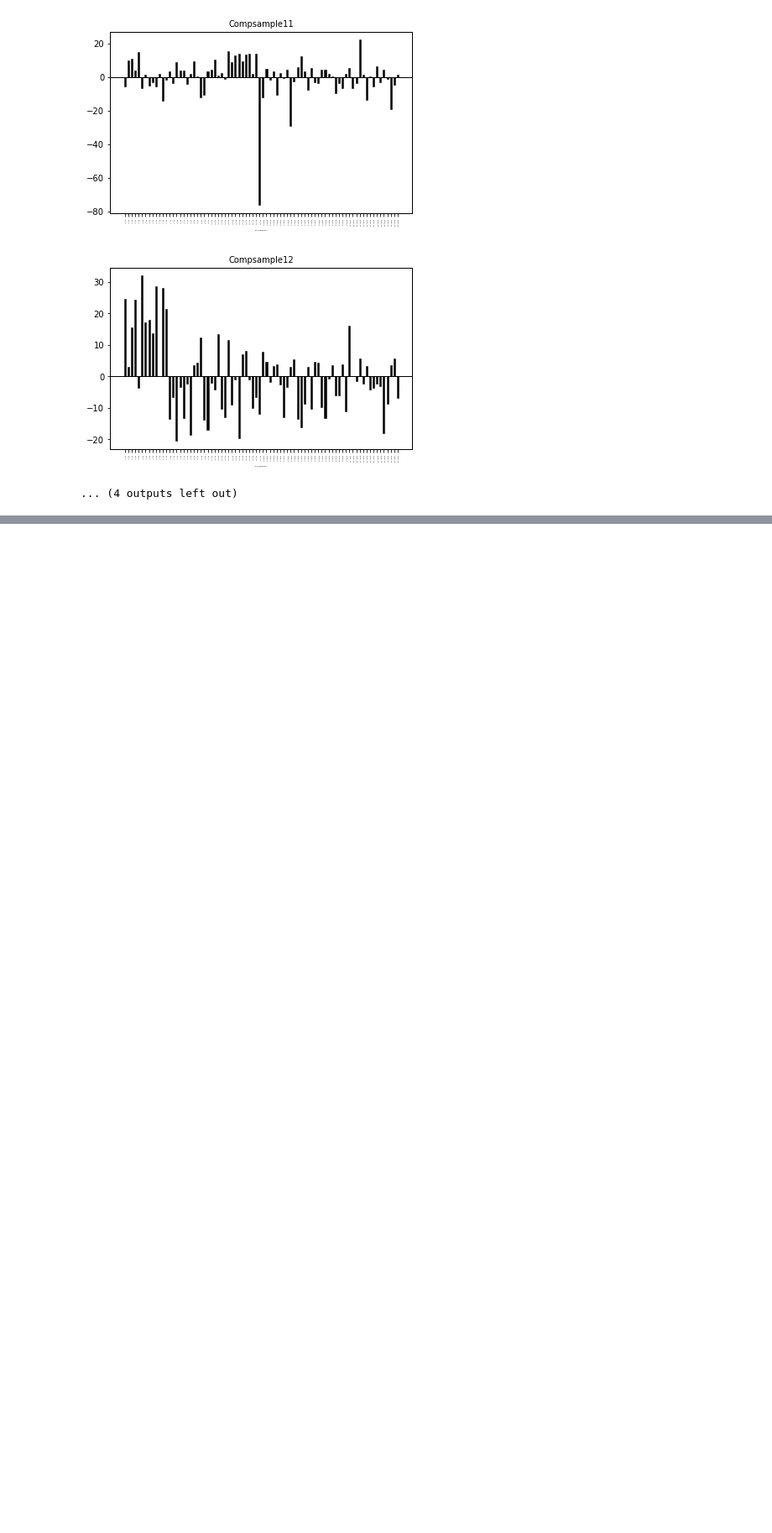
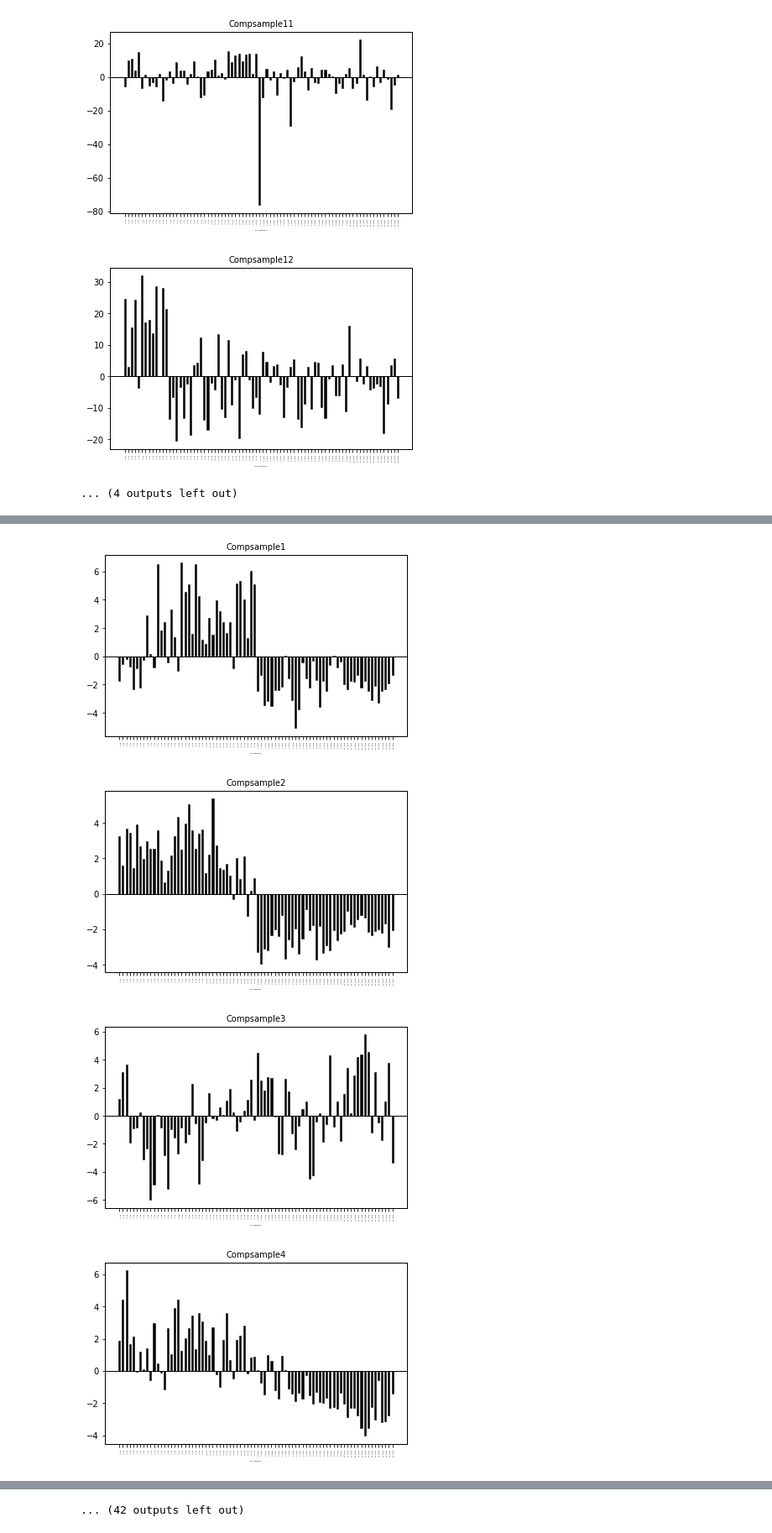
Before and after one commit to sfujita0601/ICA, a Jupyter notebook: notebooks/ICA_FastingmiceTrans.ipynb, the cells around one changed output, grey strips where cells are left out. Shown at 84% size. Drawn from its saved outputs; the diff is of its cells as text; code cells hidden in the pictures; blank space fills up the shorter version.

```diff
--- a/notebooks/ICA_FastingmiceTrans.ipynb
+++ b/notebooks/ICA_FastingmiceTrans.ipynb
@@ -265,0 +554,7 @@ Scheffe_qvalues_WTOB
+# %%
+    AnalMetabClss.Analeachcomponents(metasamples,metasamples)
+# %% [output]
+[figure, added]
+[figure, added]
+[figure, added]
+[figure, added]
@@ -265,0 +569 @@ Scheffe_qvalues_WTOB
+... (42 outputs left out)
```
Also changed, not shown: parts of 38 cells of this notebook, 1 other file.
